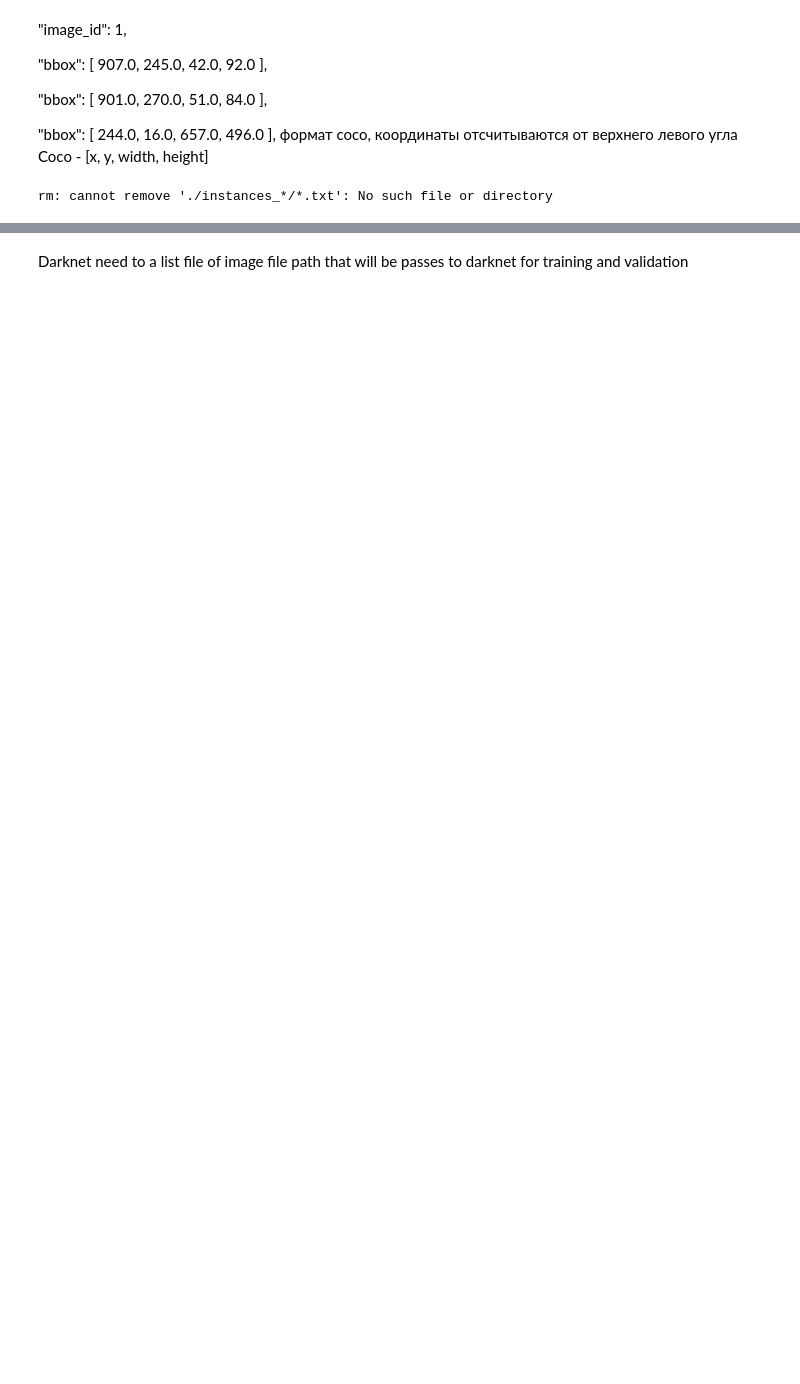
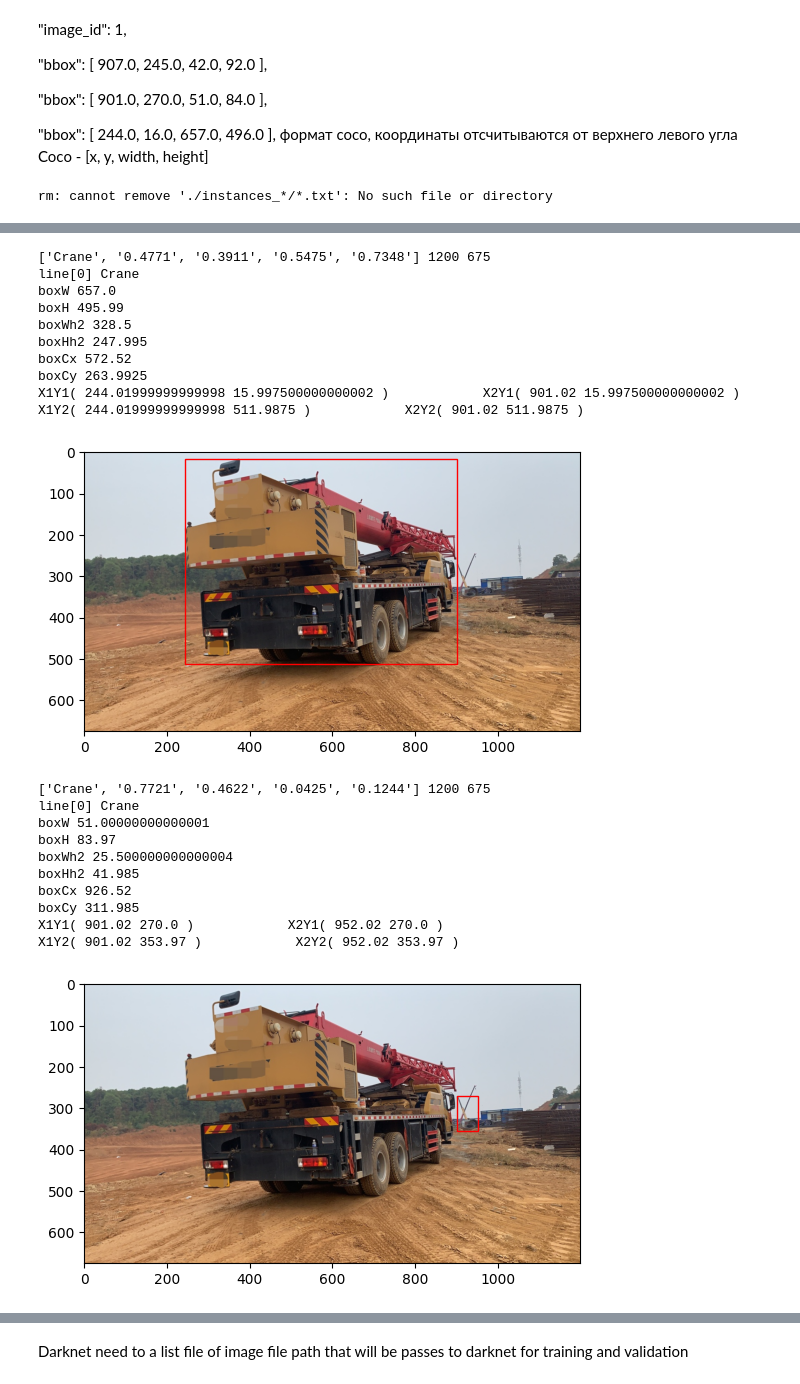
Before and after one commit to leksandre/-crab-for-web2ipr_book_shop, a Jupyter notebook: загрузка_датасета_из_облака_mocsTrainYOLOv3ForYoCol.ipynb, the cells around one changed output, grey strips where cells are left out. Saved outputs shown, nothing was run; the diff lists cells and outputs as text; code cells hidden in the pictures; blank space fills up the shorter version.

```diff
--- a/загрузка_датасета_из_облака_mocsTrainYOLOv3ForYoCol.ipynb
+++ b/загрузка_датасета_из_облака_mocsTrainYOLOv3ForYoCol.ipynb
@@ -698,0 +671,4 @@ KeyboardInterrupt:
+# %%
+
+with open(filename) as file:
+    lines = [line.rstrip().split(' ') for line in file]
@@ -698,0 +740,25 @@ KeyboardInterrupt:
+# %%
+imShow('/content/instances_train/0000001.jpg',lines)
+# %% [output]
+['Crane', '0.4771', '0.3911', '0.5475', '0.7348'] 1200 675
+line[0] Crane
+boxW 657.0
+boxH 495.99
+boxWh2 328.5
+boxHh2 247.995
+boxCx 572.52
+boxCy 263.9925
+X1Y1( 244.01999999999998 15.997500000000002 )            X2Y1( 901.02 15.997500000000002 )
+X1Y2( 244.01999999999998 511.9875 )            X2Y2( 901.02 511.9875 )
+[figure, added]
+['Crane', '0.7721', '0.4622', '0.0425', '0.1244'] 1200 675
+line[0] Crane
+boxW 51.00000000000001
+boxH 83.97
+boxWh2 25.500000000000004
+boxHh2 41.985
+boxCx 926.52
+boxCy 311.985
+X1Y1( 901.02 270.0 )            X2Y1( 952.02 270.0 )
+X1Y2( 901.02 353.97 )            X2Y2( 952.02 353.97 )
+[figure, added]
```
Also changed, not shown: parts of 39 cells of this notebook.
